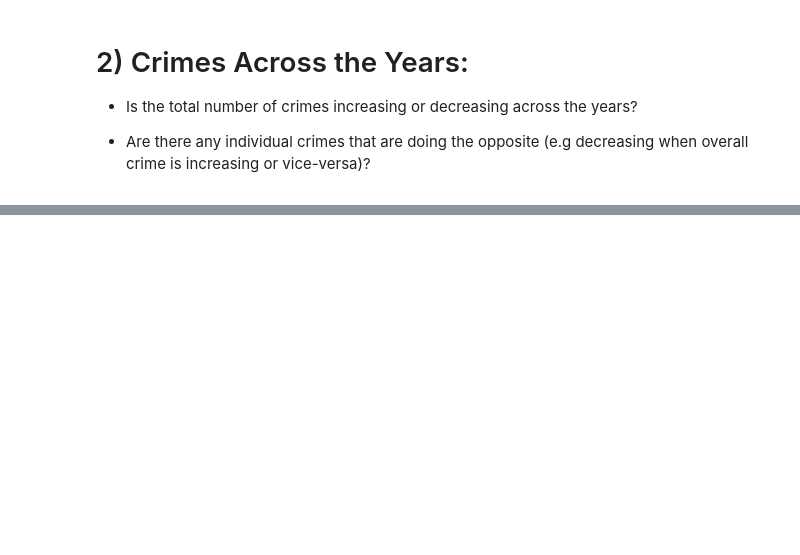
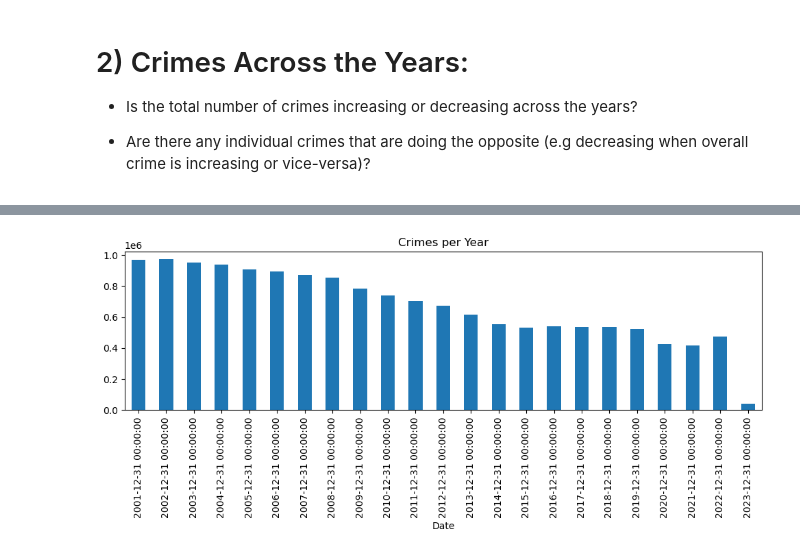
Before and after one commit to MentalTorque/Chicago-Crime-Data, a Jupyter notebook: Chicago_Crime_Data_Analysis.ipynb, the cells around one changed output, grey strips where cells are left out. Saved outputs shown, nothing was run; the diff lists cells and outputs as text; code cells hidden in the pictures; blank space fills up the shorter version.

```diff
--- a/Chicago_Crime_Data_Analysis.ipynb
+++ b/Chicago_Crime_Data_Analysis.ipynb
@@ -239,0 +575,4 @@ NameError: name 'district_df' is not defined
+# %%
+annual_df = chrono_df.resample('Y').count()
+#annual_df.value_count('id')
+annual_df
@@ -239,0 +598,4 @@ NameError: name 'district_df' is not defined
+# %%
+ax = annual_df['ID'].plot.bar(title = 'Crimes per Year')
+# %% [output]
+[figure, added]
```
Also changed, not shown: parts of 46 cells of this notebook, 1 other file.
